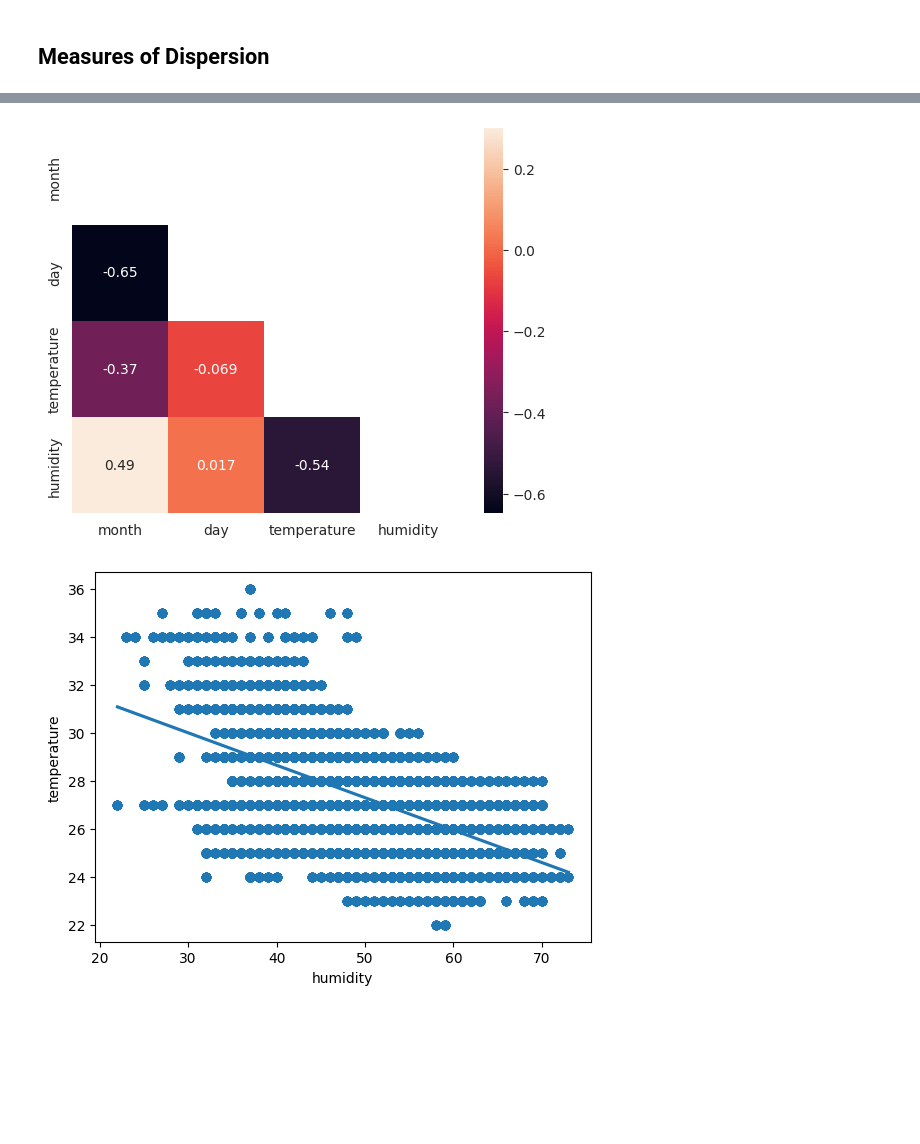
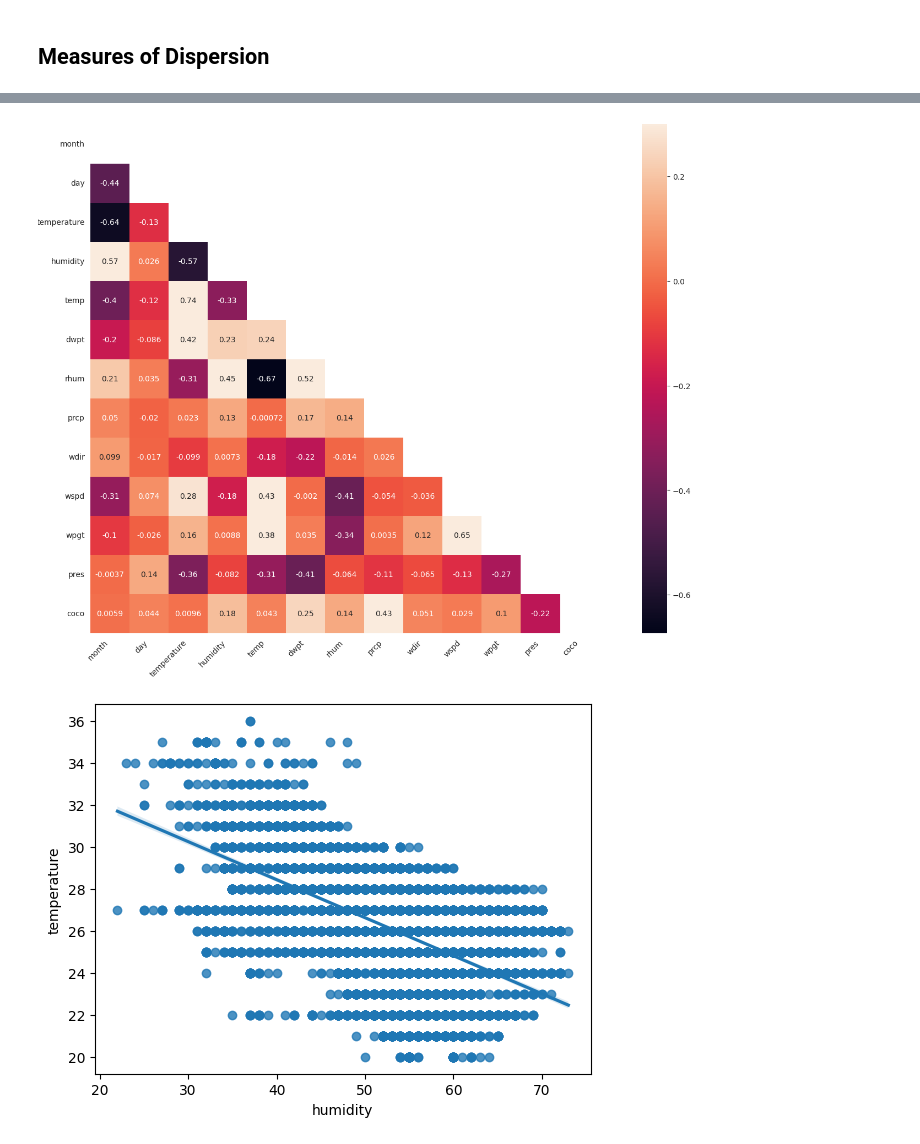
Before and after one commit to stephenjera/Kaggle-Projects, a Jupyter notebook: Temperature_Humidity_Dataset/temperature_data.ipynb, the cells around one changed output, grey strips where cells are left out. Cells and saved outputs as stored; diff of their text form; code cells hidden in the pictures; blank space fills up the shorter version.

```diff
--- a/Temperature_Humidity_Dataset/temperature_data.ipynb
+++ b/Temperature_Humidity_Dataset/temperature_data.ipynb
@@ -112,0 +237,6 @@ df_temperature_data.head()
+# %%
+# Move position of date_rounded
+df_temp = df_temperature_data["date_rounded"]
+df_temperature_data.drop(["date_rounded"], inplace=True, axis=1)
+df_temperature_data.insert(1, "date_rounded", df_temp)
+df_temperature_data.head()
@@ -112,0 +250,5 @@ df_temperature_data.head()
+# %%
+df_combined_data = df_temperature_data.merge(
+    data, left_on="date_rounded", right_on="time", how="left"
+)
+df_combined_data.head()
@@ -145 +309,27 @@ humidity       0
 dtype: int64
+# %%
+# These are all NaN drop columns
+df_combined_data.drop(["snow", "tsun"], inplace=True, axis=1)
+# %%
+# remove null vaules
+df_combined_data = df_combined_data[
+    [
+        "date",
+        "date_rounded",
+        "year",
+        "month",
+        "day",
+        "time",
+        "temperature",
+        "humidity",
+        "temp",
+        "dwpt",
+        "rhum",
+        "prcp",
+        "wdir",
+        "wspd",
+        "wpgt",
+        "pres",
+        "coco",
+    ]
+].dropna()
@@ -287,13 +519,15 @@ Text(0.5, 1.0, 'Humidity Data')
 ## Measures of Dispersion
 # %%
 # year shows only nan
-corr = df_temperature_data.drop("year", axis=1).corr()
+corr = df_combined_data.drop(["year"], axis=1).corr()
 
 # Plot half of matrix
 mask = np.zeros_like(corr)
 mask[np.triu_indices_from(mask)] = True
 
 with sns.axes_style("white"):
-    f, ax = plt.subplots(figsize=(7, 5))
+    f, ax = plt.subplots(figsize=(20, 12))
     ax = sns.heatmap(corr, mask=mask, annot=True, vmax=0.3, square=True)
+    plt.xticks(rotation=45, ha='right')
+    plt.yticks(rotation=0, ha='right')
 # %% [output]
@@ -300,7 +535,7 @@ with sns.axes_style("white"):
-[figure, old version]
+[figure, new version]
 # %%
 # use the function regplot to make a scatterplot
-sns.regplot(x=df_temperature_data["humidity"], y=df_temperature_data["temperature"])
+sns.regplot(x=df_combined_data["humidity"], y=df_combined_data["temperature"])
 plt.show()
 # %% [output]
-[figure, old version]
+[figure, new version]
```
Also changed, not shown: parts of 60 cells of this notebook.
